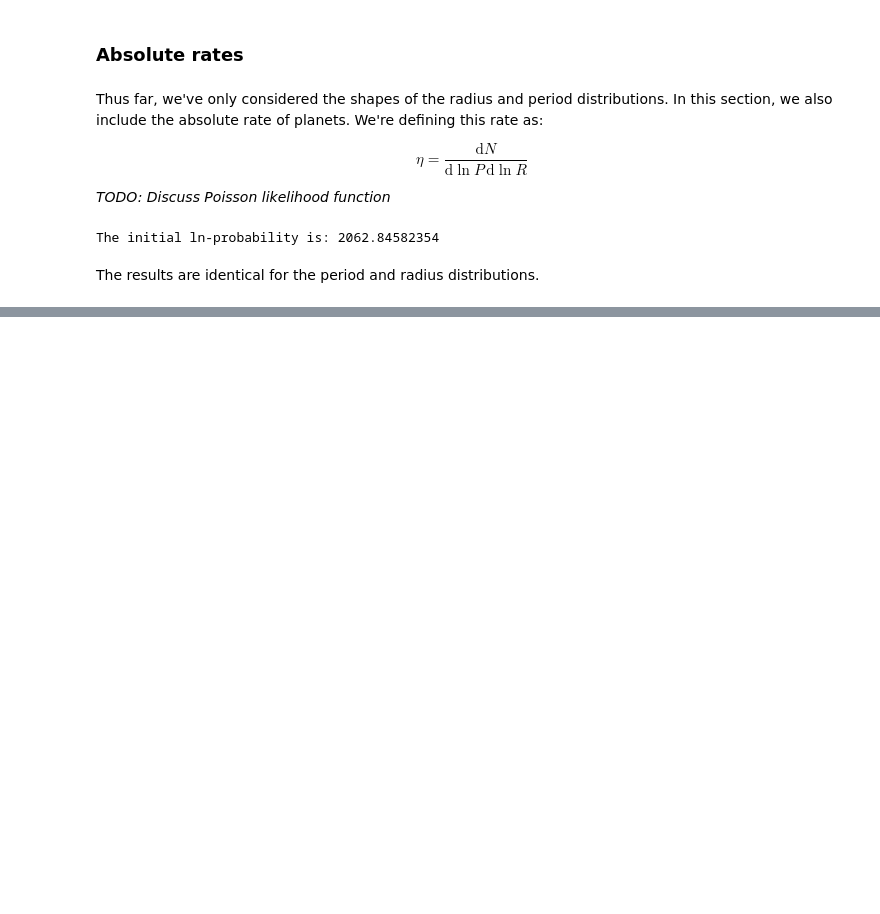
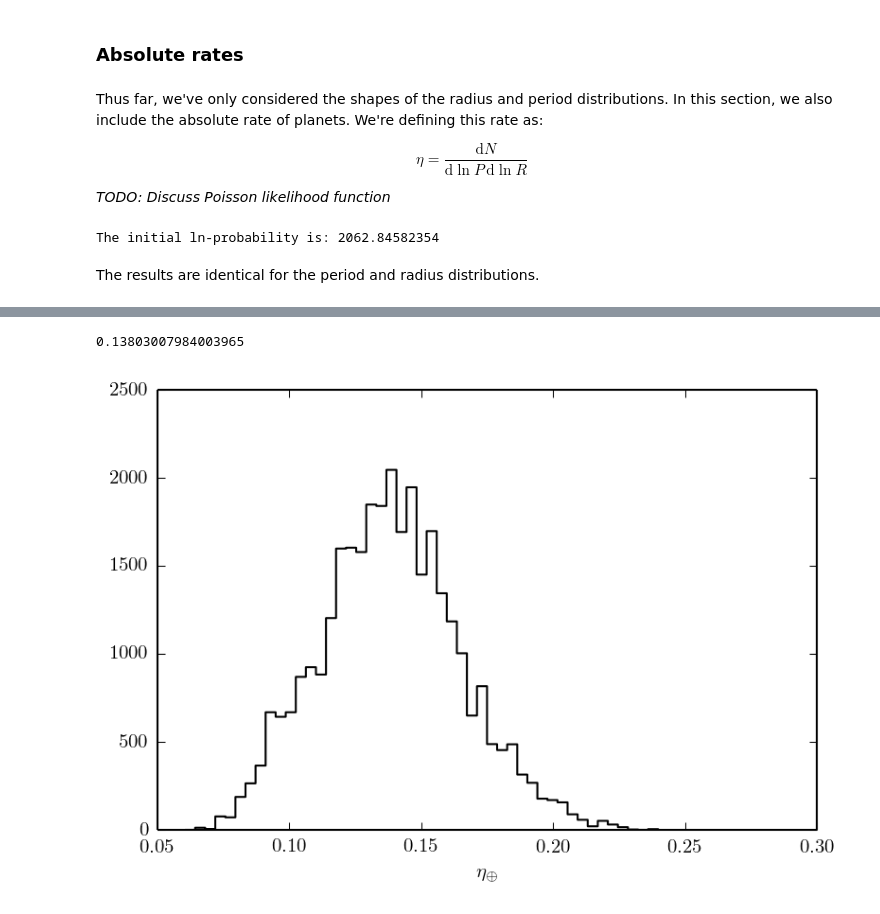
Before and after one commit to dfm/exopop, a Jupyter notebook: Demo.ipynb, the cells around one changed output, grey strips where cells are left out. Saved outputs shown, nothing was run; the diff lists cells and outputs as text; code cells hidden in the pictures; blank space fills up the shorter version.

```diff
--- a/Demo.ipynb
+++ b/Demo.ipynb
@@ -194,0 +250,9 @@ population1.plot(samples2[np.random.randint(len(samples2), size=24)], title="pos
+# %%
+np.median(np.exp(lnetas3)) / N_tot_stars
+# %% [output]
+0.13803007984003965
+# %%
+pl.hist(np.exp(lnetas3) / N_tot_stars, 50, histtype="step", color="k")
+pl.xlabel(r"$\eta_\oplus$");
+# %% [output]
+[figure, added]
```
Also changed, not shown: parts of 17 cells of this notebook.
